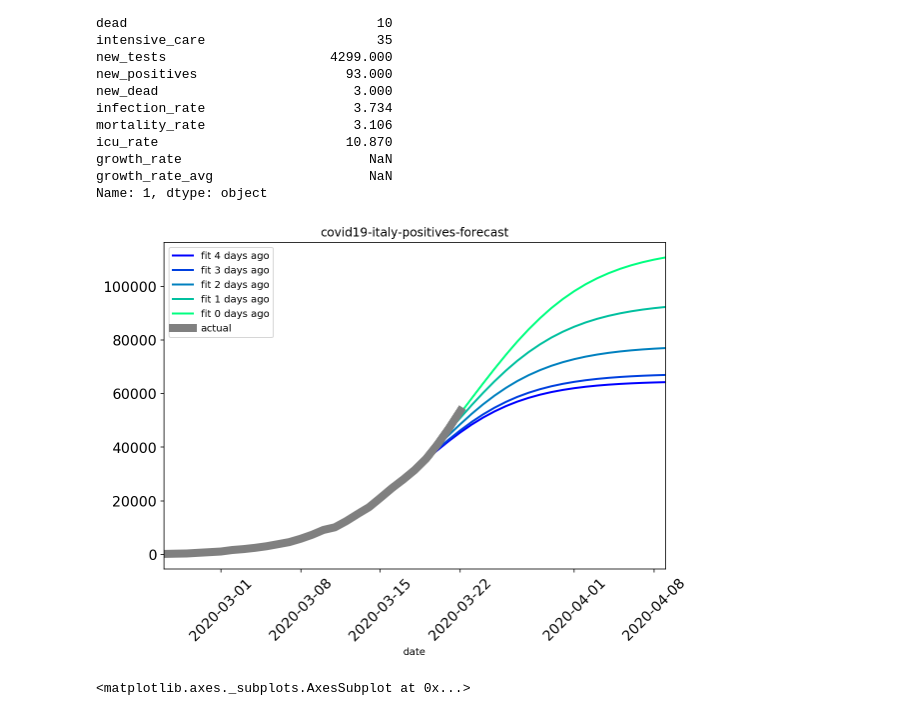
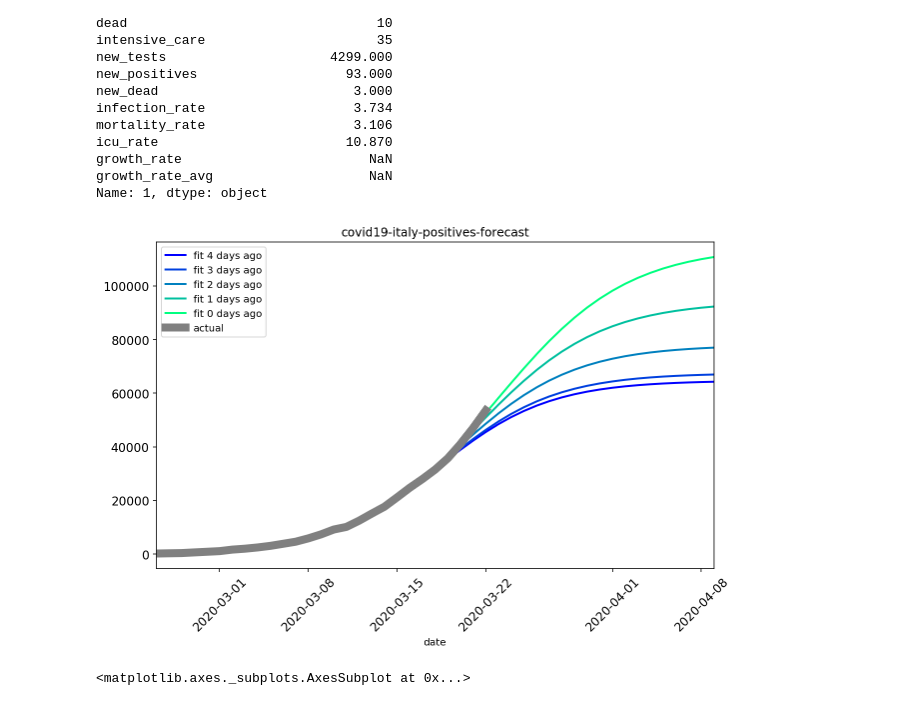
Before and after one commit to LorisMarini/coronavirus, a Jupyter notebook: covid19-analysis-italy.ipynb, the cells around one changed output. Saved outputs shown, nothing was run; the diff lists cells and outputs as text; code cells hidden in the pictures.

Commit message:
add a padding to preserve image labels

```diff
--- a/covid19-analysis-italy.ipynb
+++ b/covid19-analysis-italy.ipynb
@@ -164,35 +164,36 @@ for i in range(4,-1,-1):
     [a, b, c] = fit_sigmoind(df)
     # Eval
     yhat = [logistic_model(xi,a,b,c) for xi in x]
 
     mdodels["x"] = x
     mdodels[f"fit {i} days ago"] = yhat
 
 mdodels = mdodels.set_index("x")
 
 # to_plot = national["dayofyear", "totale_casi"]
 measured_cases = pd.DataFrame({"x":x,"actual": np.nan})
 measured_cases = measured_cases.set_index("x")
 measured_cases.loc[list(view["dayofyear"]), "actual"]=list(view[what])
 
 to_plot = pd.merge(mdodels, measured_cases, left_index=True, right_index=True).reset_index()
 
 # Convert to dates
 to_plot["date"] = to_plot["x"].apply(lambda x: pd.Timestamp("2020-01-01") + pd.Timedelta(x, unit='d')).dt.date
 
 # set index
 to_plot = to_plot.drop(columns=["x"]).set_index("date")
 
 # plot
 title="covid19-italy-positives-forecast"
-ax = to_plot.drop(columns=["actual"]).plot(linewidth=2, figsize=(9,6), rot=45, colormap="winter", fontsize=14, title=title)
+ax = to_plot.drop(columns=["actual"]).plot(
+    title=title, linewidth=2, figsize=(10,6), rot=45, fontsize=12, colormap="winter")
 ax = to_plot[["actual"]].plot(linewidth=8, ax=ax, kind="line", color="grey", rot=45)
 
 # Save
 fig = ax.get_figure()
 fig.savefig(f"{title}.png")
 # %% [output]
-[figure, old version]
+[figure, new version]
 # %%
 national.set_index("timestamp")[["totale_casi", "deceduti"]].plot(linewidth=2,
                                     figsize=(9,5),
```
Also changed, not shown: 3 other files.
